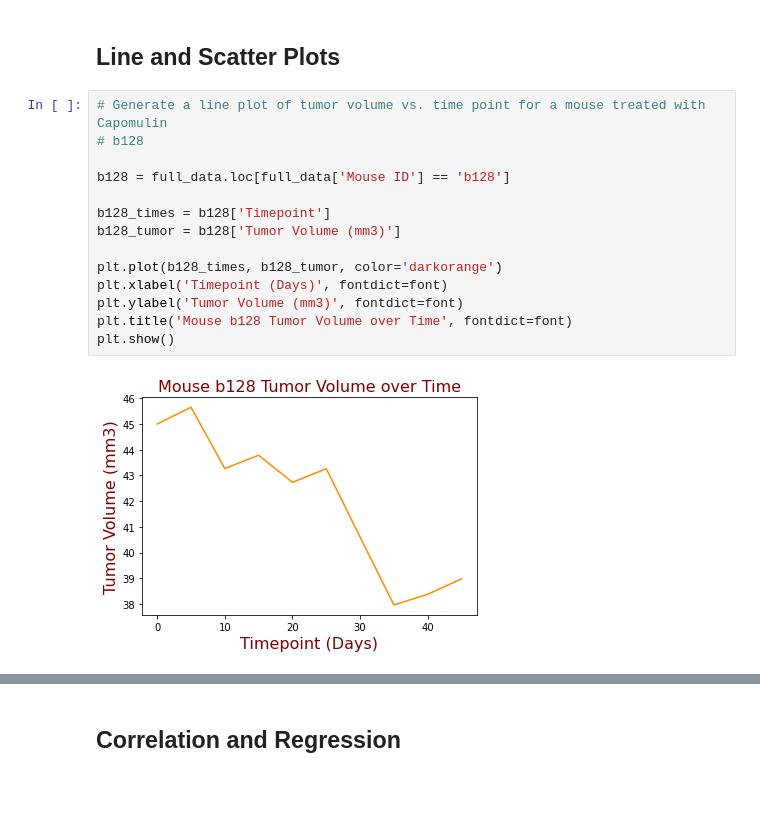
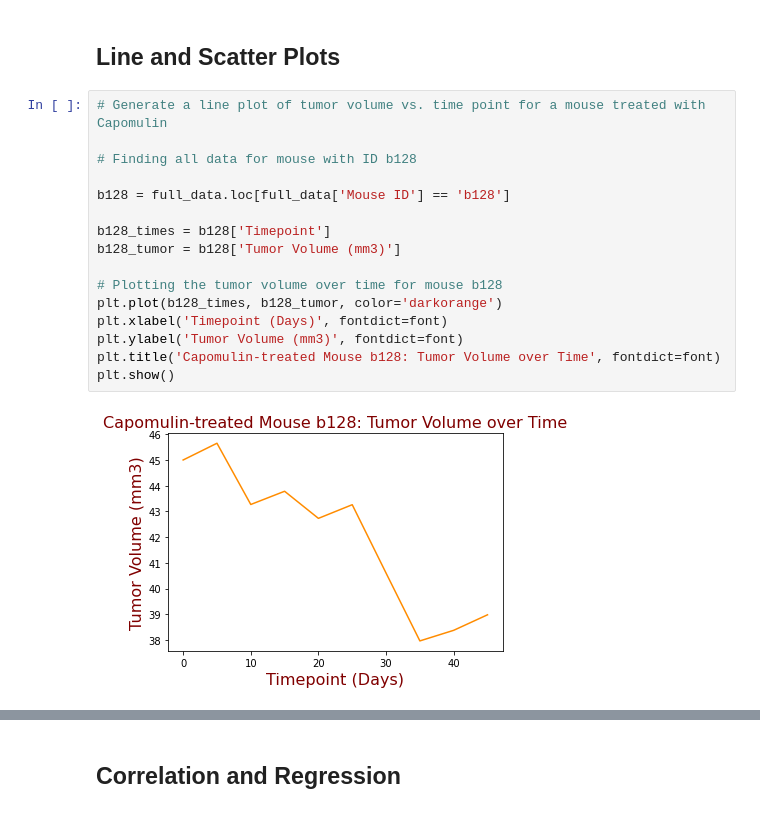
Before and after one commit to Lehmanc92/Matplotlib-Challenge, a Jupyter notebook: Pymaceuticals/pymaceuticals_starter.ipynb, the cells around one changed output, grey strips where cells are left out. Saved outputs shown, nothing was run; the diff lists cells and outputs as text.

Commit message:
Final version with graphs and analyses

```diff
--- a/Pymaceuticals/pymaceuticals_starter.ipynb
+++ b/Pymaceuticals/pymaceuticals_starter.ipynb
@@ -283,20 +290,22 @@ plt.show()
 ## Line and Scatter Plots
 # %%
 # Generate a line plot of tumor volume vs. time point for a mouse treated with Capomulin
-# b128
+
+# Finding all data for mouse with ID b128
 
 b128 = full_data.loc[full_data['Mouse ID'] == 'b128']
 
 b128_times = b128['Timepoint']
 b128_tumor = b128['Tumor Volume (mm3)']
 
+# Plotting the tumor volume over time for mouse b128
 plt.plot(b128_times, b128_tumor, color='darkorange')
 plt.xlabel('Timepoint (Days)', fontdict=font)
 plt.ylabel('Tumor Volume (mm3)', fontdict=font)
-plt.title('Mouse b128 Tumor Volume over Time', fontdict=font)
+plt.title('Capomulin-treated Mouse b128: Tumor Volume over Time', fontdict=font)
 plt.show()
 # %% [output]
-[figure, old version]
+[figure, new version]
 # %%
 # Generate a scatter plot of average tumor volume vs. mouse weight for the Capomulin regimen
 Capomulin_df = new_four_treatments.loc[new_four_treatments['Drug Regimen'] == 'Capomulin']
```
Also changed, not shown: parts of 11 cells of this notebook.
